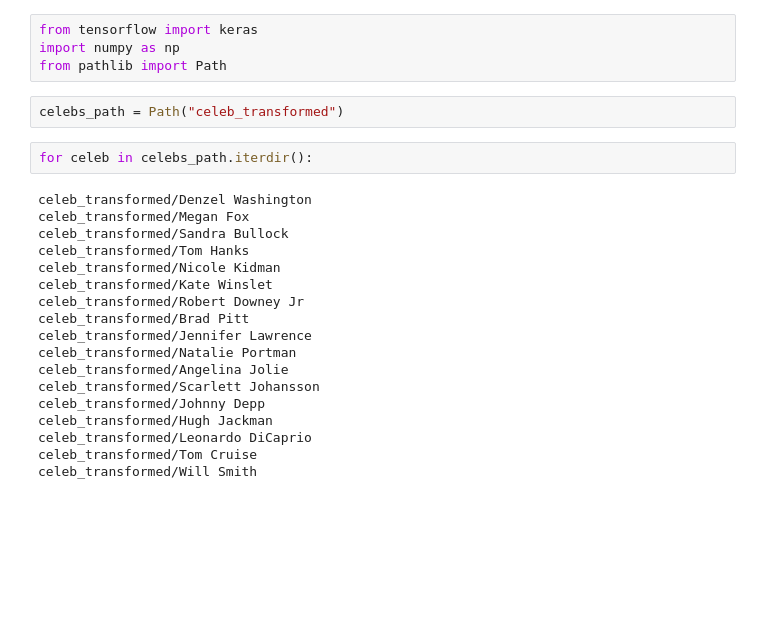
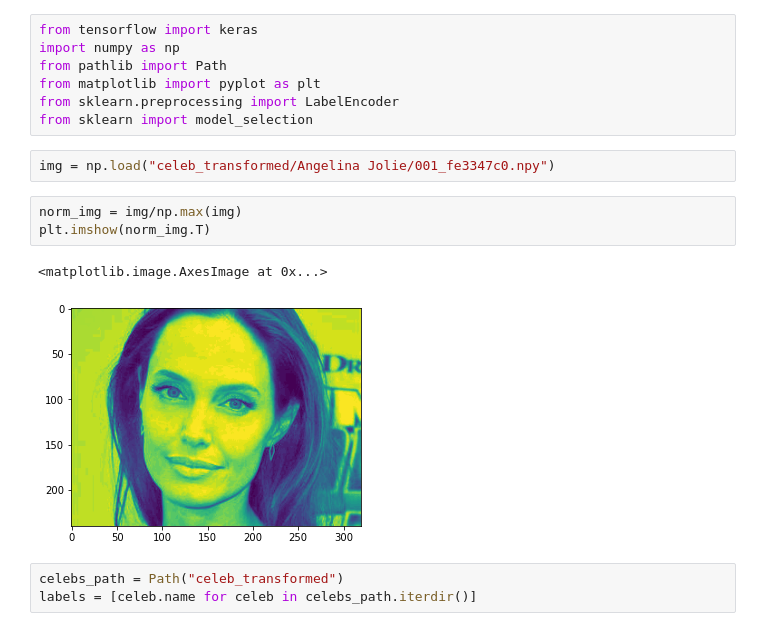
Before and after one commit to niil87/Machine-Learning-for-IOT---Fall-2022-Batch-Lund-University, a Jupyter notebook: keras.ipynb, the cells around one changed output. Saved outputs shown, nothing was run; the diff lists cells and outputs as text; blank space fills up the shorter version.

Commit message:
preprocess data

```diff
--- a/keras.ipynb
+++ b/keras.ipynb
@@ -2,25 +2,17 @@
 from tensorflow import keras
 import numpy as np
 from pathlib import Path
+from matplotlib import pyplot as plt
+from sklearn.preprocessing import LabelEncoder
+from sklearn import model_selection
-# %%
-celebs_path = Path("celeb_transformed")
+# %%
+img = np.load("celeb_transformed/Angelina Jolie/001_fe3347c0.npy")
+# %%
+norm_img = img/np.max(img)
+plt.imshow(norm_img.T)
+# %% [output]
+<matplotlib.image.AxesImage at 0x...>
+[figure, added]
 # %%
-for celeb in celebs_path.iterdir():
+celebs_path = Path("celeb_transformed")
+labels = [celeb.name for celeb in celebs_path.iterdir()]
-# %% [output]
-celeb_transformed/Denzel Washington
-celeb_transformed/Megan Fox
-celeb_transformed/Sandra Bullock
-celeb_transformed/Tom Hanks
-celeb_transformed/Nicole Kidman
-celeb_transformed/Kate Winslet
-celeb_transformed/Robert Downey Jr
-celeb_transformed/Brad Pitt
-celeb_transformed/Jennifer Lawrence
-celeb_transformed/Natalie Portman
-celeb_transformed/Angelina Jolie
-celeb_transformed/Scarlett Johansson
-celeb_transformed/Johnny Depp
-celeb_transformed/Hugh Jackman
-celeb_transformed/Leonardo DiCaprio
-celeb_transformed/Tom Cruise
-celeb_transformed/Will Smith
```
Also changed, not shown: parts of 7 cells of this notebook, 1 other file.
